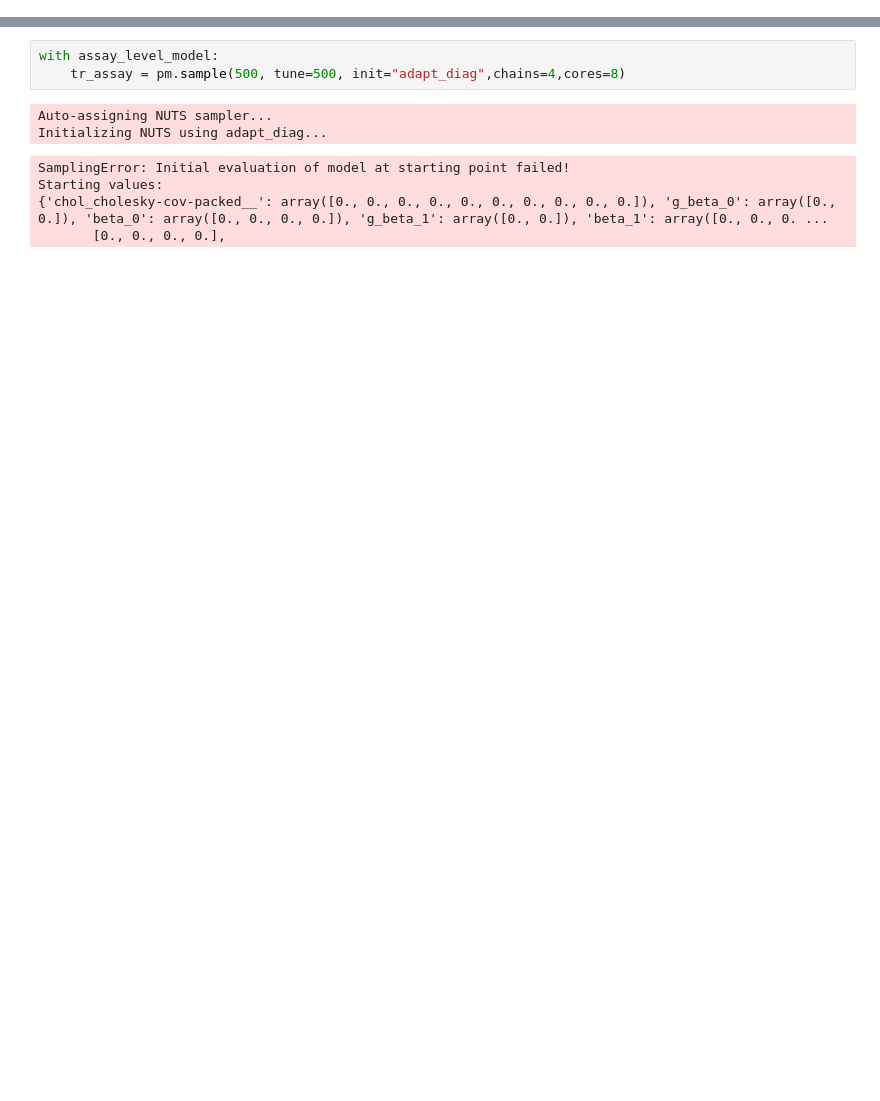
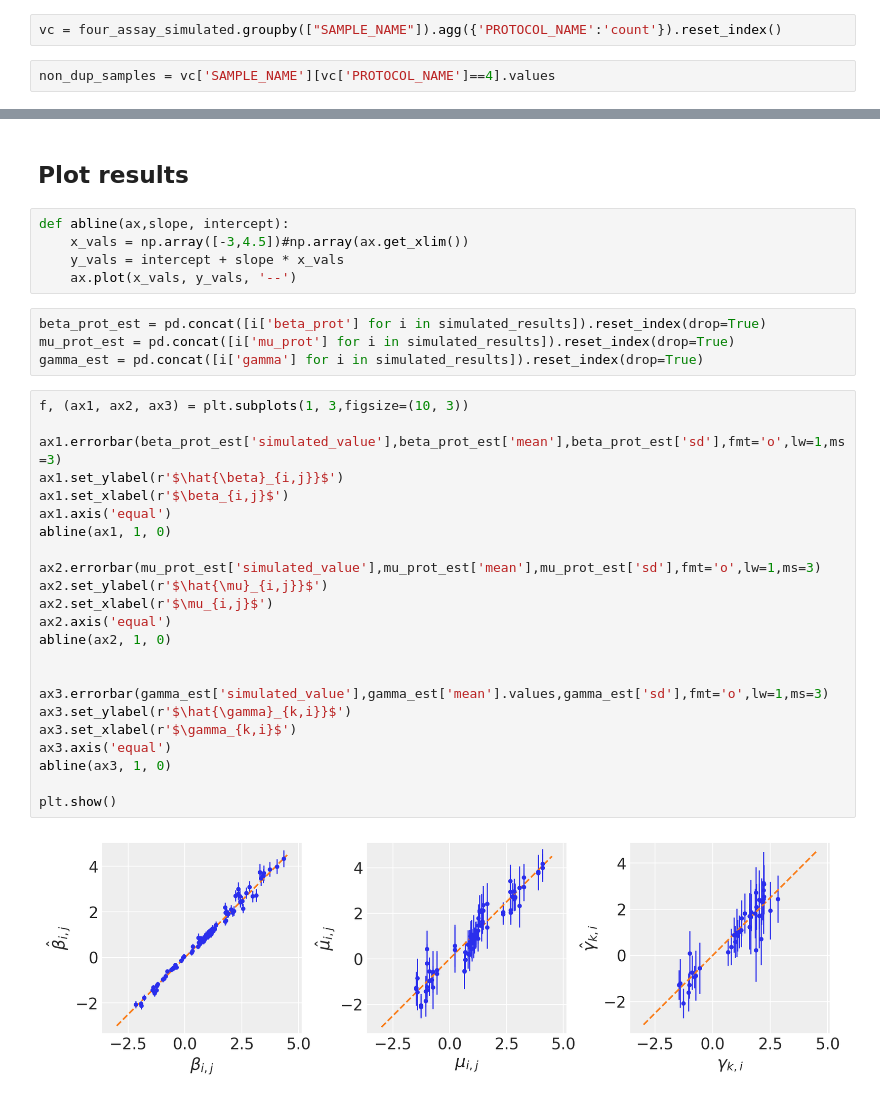
Before and after one commit to wzeng96/bayesian-bioassay, a Jupyter notebook: notebooks/Simulate_Data.ipynb, the cells around one changed output, grey strips where cells are left out. Saved outputs shown, nothing was run; the diff lists cells and outputs as text; blank space fills up the shorter version.

Commit message:
simulation working for one chemical feature and one assay feature

```diff
--- a/notebooks/Simulate_Data.ipynb
+++ b/notebooks/Simulate_Data.ipynb
@@ -286,0 +30,4 @@ Elemwise{add,no_inplace}.0
+# %%
+vc = four_assay_simulated.groupby(["SAMPLE_NAME"]).agg({'PROTOCOL_NAME':'count'}).reset_index()
+# %%
+non_dup_samples = vc['SAMPLE_NAME'][vc['PROTOCOL_NAME']==4].values
@@ -288,13 +219,39 @@ Elemwise{add,no_inplace}.0
 pm.model_to_graphviz(assay_level_model)
 # %% [output]
 [drawing not drawn]
-# %%
-with assay_level_model:
-    tr_assay = pm.sample(500, tune=500, init="adapt_diag",chains=4,cores=8)
-# %% [output]
-Auto-assigning NUTS sampler...
-Initializing NUTS using adapt_diag...
-SamplingError: Initial evaluation of model at starting point failed!
-Starting values:
-{'chol_cholesky-cov-packed__': array([0., 0., 0., 0., 0., 0., 0., 0., 0., 0.]), 'g_beta_0': array([0., 0.]), 'beta_0': array([0., 0., 0., 0.]), 'g_beta_1': array([0., 0.]), 'beta_1': array([0., 0., 0. ...
-       [0., 0., 0., 0.],
+# %% [markdown]
+## Plot results
+# %%
+def abline(ax,slope, intercept):
+    x_vals = np.array([-3,4.5])#np.array(ax.get_xlim())
+    y_vals = intercept + slope * x_vals
+    ax.plot(x_vals, y_vals, '--')
+# %%
+beta_prot_est = pd.concat([i['beta_prot'] for i in simulated_results]).reset_index(drop=True)
+mu_prot_est = pd.concat([i['mu_prot'] for i in simulated_results]).reset_index(drop=True)
+gamma_est = pd.concat([i['gamma'] for i in simulated_results]).reset_index(drop=True)
+# %%
+f, (ax1, ax2, ax3) = plt.subplots(1, 3,figsize=(10, 3))
+
+ax1.errorbar(beta_prot_est['simulated_value'],beta_prot_est['mean'],beta_prot_est['sd'],fmt='o',lw=1,ms=3)
+ax1.set_ylabel(r'$\hat{\beta}_{i,j}}$')
+ax1.set_xlabel(r'$\beta_{i,j}$')
+ax1.axis('equal')
+abline(ax1, 1, 0)
+
+ax2.errorbar(mu_prot_est['simulated_value'],mu_prot_est['mean'],mu_prot_est['sd'],fmt='o',lw=1,ms=3)
+ax2.set_ylabel(r'$\hat{\mu}_{i,j}}$')
+ax2.set_xlabel(r'$\mu_{i,j}$')
+ax2.axis('equal')
+abline(ax2, 1, 0)
+
+
+ax3.errorbar(gamma_est['simulated_value'],gamma_est['mean'].values,gamma_est['sd'],fmt='o',lw=1,ms=3)
+ax3.set_ylabel(r'$\hat{\gamma}_{k,i}}$')
+ax3.set_xlabel(r'$\gamma_{k,i}$')
+ax3.axis('equal')
+abline(ax3, 1, 0)
+
+plt.show()
+# %% [output]
+[figure, added]
```
Also changed, not shown: parts of 23 cells of this notebook, 1 other file.
